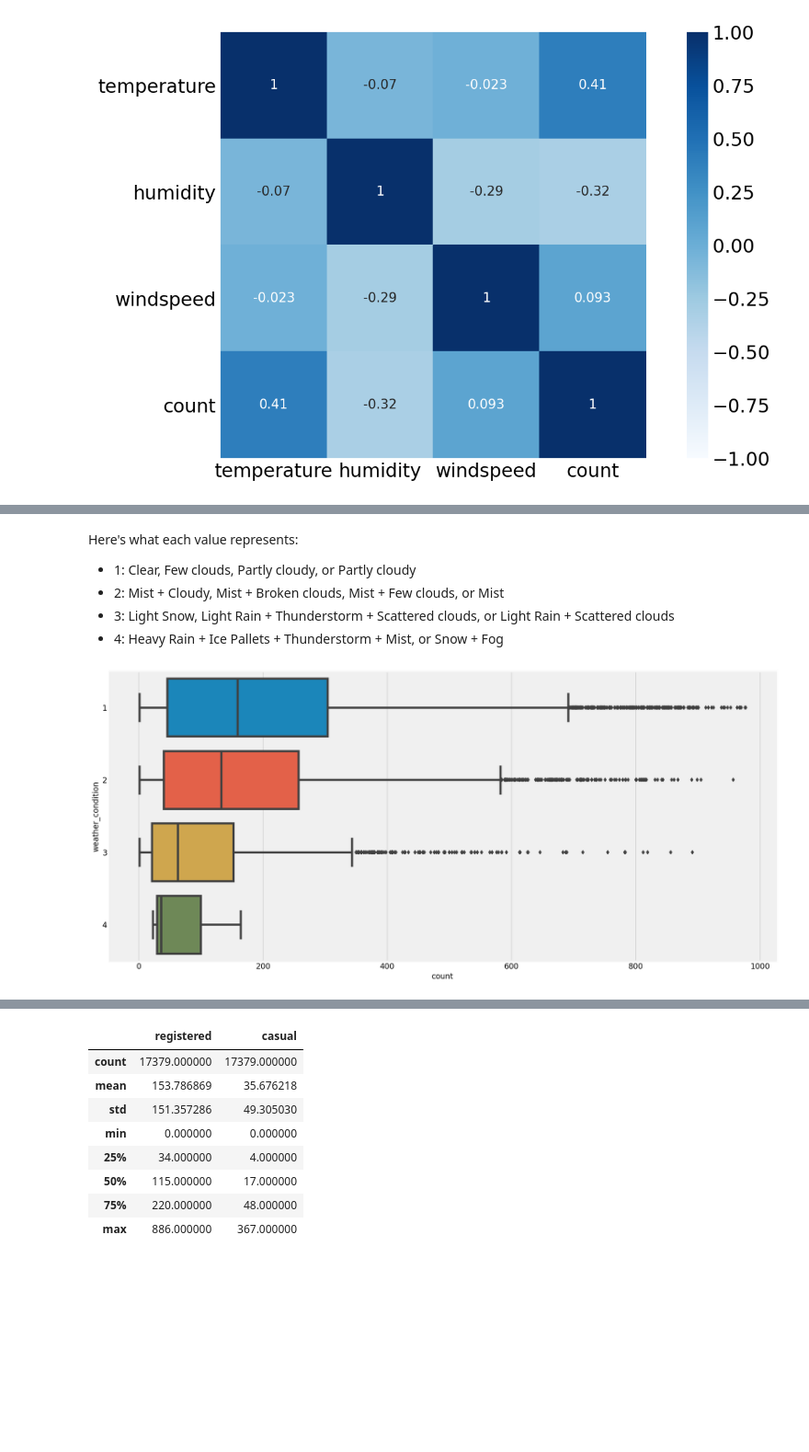
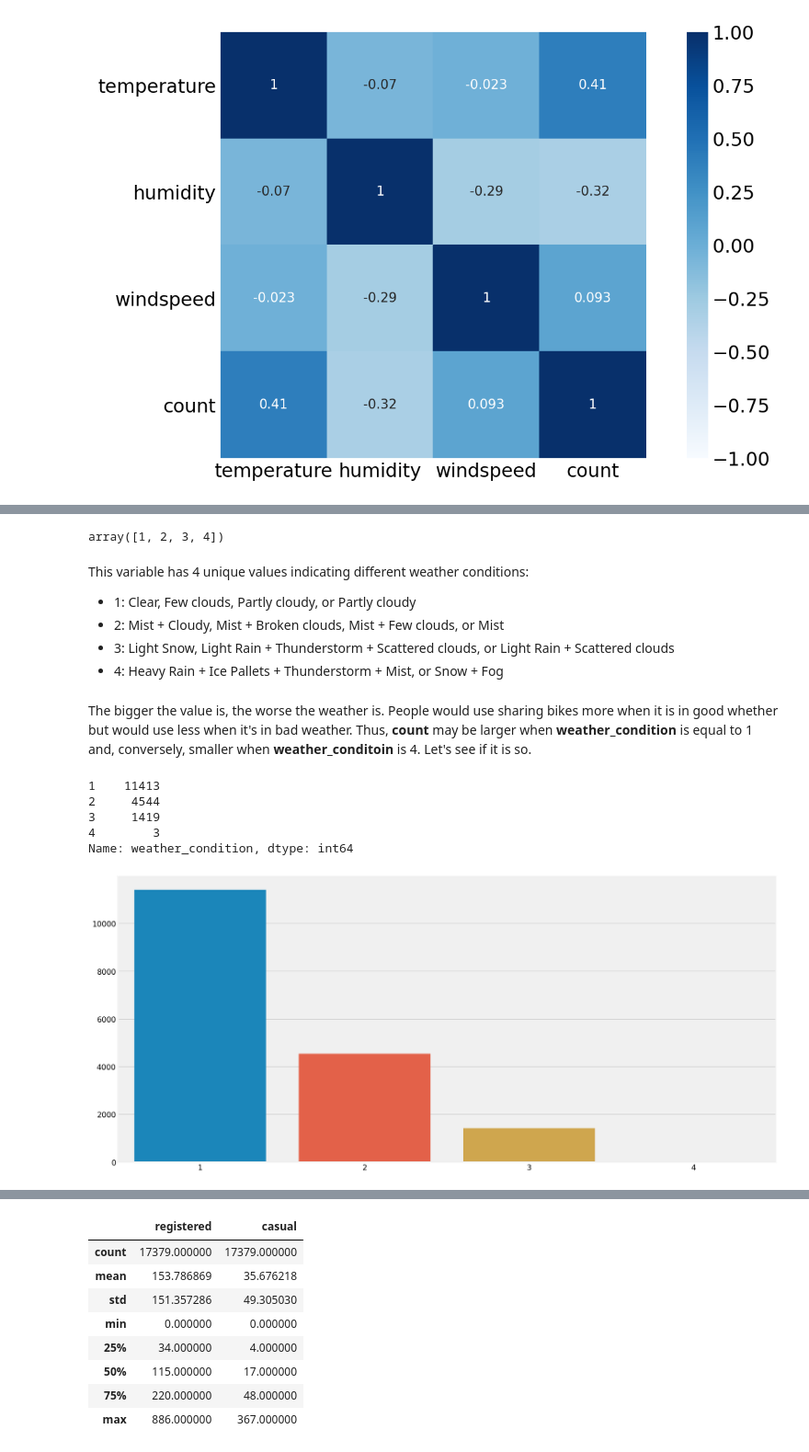
Before and after one commit to peiyiHung/mywebsite, a Jupyter notebook: _notebooks/2020-09-16-Analyzing Bike Sharing Trends.ipynb, the cells around one changed output, grey strips where cells are left out. Shown at 92% size. Cells and saved outputs as stored; diff of their text form; code cells hidden in the pictures; blank space fills up the shorter version.

```diff
--- a/_notebooks/2020-09-16-Analyzing Bike Sharing Trends.ipynb
+++ b/_notebooks/2020-09-16-Analyzing Bike Sharing Trends.ipynb
@@ -300,11 +292,26 @@ get_grouped_average(["weather_condition"])
+# %%
+hour_df['weather_condition'].unique()
+# %% [output]
+array([1, 2, 3, 4])
 # %% [markdown]
-Here's what each value represents:
+This variable has 4 unique values indicating different weather conditions:
 - 1: Clear, Few clouds, Partly cloudy, or Partly cloudy
 - 2: Mist + Cloudy, Mist + Broken clouds, Mist + Few clouds, or Mist
 - 3: Light Snow, Light Rain + Thunderstorm + Scattered clouds, or Light Rain + Scattered clouds
 - 4: Heavy Rain + Ice Pallets + Thunderstorm + Mist, or Snow + Fog
-# %%
-sns.boxplot(y="weather_condition", x="count",
-            data=hour_df, orient="h");
-# %% [output]
-[figure, removed]
+# %% [markdown]
+The bigger the value is, the worse the weather is. People would use sharing bikes more when it is in good whether but would use less when it's in bad weather. Thus, **count** may be larger when **weather_condition** is equal to 1 and, conversely, smaller when **weather_conditoin** is 4. Let's see if it is so.
+# %%
+count_wd = hour_df['weather_condition'].value_counts()
+count_wd
+# %% [output]
+1    11413
+2     4544
+3     1419
+4        3
+Name: weather_condition, dtype: int64
+# %%
+#collapse-hide
+sns.barplot(x=count_wd.index, y=count_wd.values);
+# %% [output]
+[figure, added]
```
Also changed, not shown: parts of 22 cells of this notebook.
